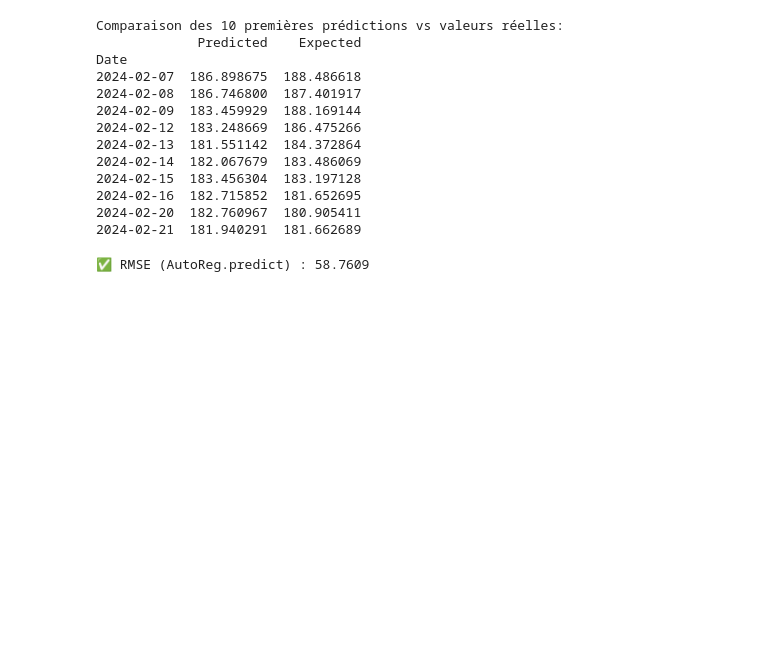
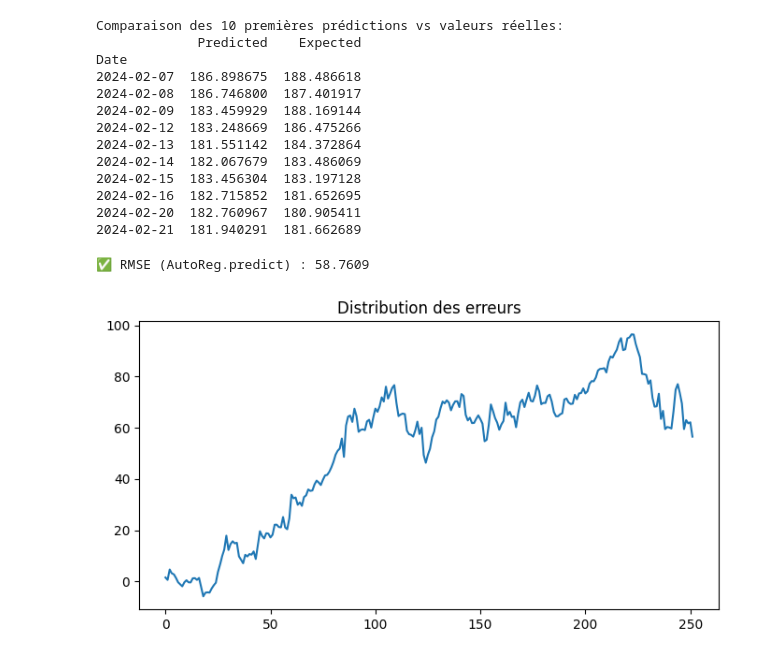
Before and after one commit to abdenour234/ProjetTimeSeries, a Jupyter notebook: ARIMA/arima.ipynb, the cells around one changed output. Saved outputs shown, nothing was run; the diff lists cells and outputs as text; code cells hidden in the pictures; blank space fills up the shorter version.

```diff
--- a/ARIMA/arima.ipynb
+++ b/ARIMA/arima.ipynb
@@ -204,3 +204,13 @@ rmse1 = np.sqrt(mean_squared_error(test_data, predictions1))
 print(f"\n✅ RMSE (AutoReg.predict) : {rmse1:.4f}")
 # %% [output]
 ✅ RMSE (AutoReg.predict) : 58.7609
+# %%
+residuals = test_data.values - predictions1.values
+# %%
+
+plt.figure(figsize=(8,4))
+plt.plot(residuals)
+plt.title("Distribution des erreurs")
+plt.show()
+# %% [output]
+[figure, added]
```
Also changed, not shown: parts of 9 cells of this notebook, 1 other file.
